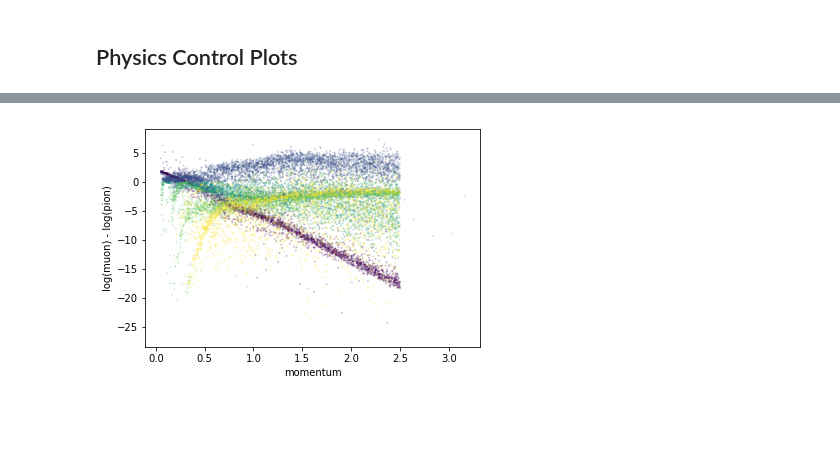
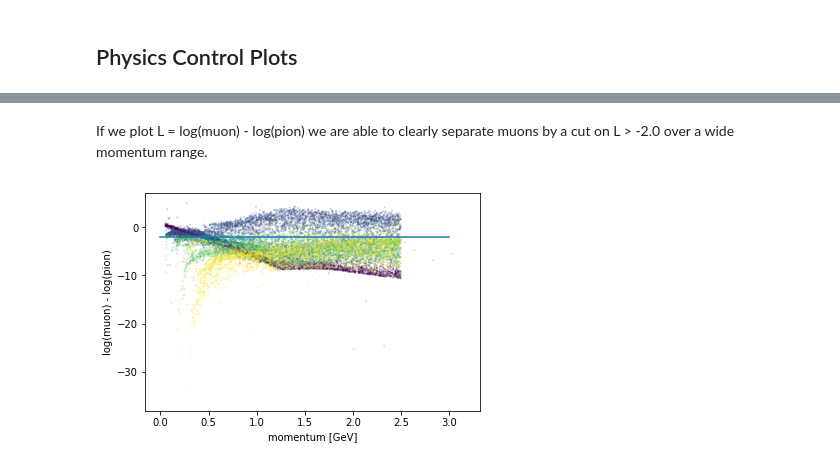
Before and after one commit to marcelkunze/notebooks-ipa, a Jupyter notebook: pid.ipynb, the cells around one changed output, grey strips where cells are left out. Cells and saved outputs as stored; diff of their text form; code cells hidden in the pictures; blank space fills up the shorter version.

```diff
--- a/pid.ipynb
+++ b/pid.ipynb
@@ -299,18 +323,23 @@ plt.show()
 # %%
 el = predictions[:,0]
 mu = predictions[:,1]
-pi = predictions[:,2]
+pi = predictions[:,2] * 5.0
 ka = predictions[:,3]
-pr = predictions[:,4]
+pr = predictions[:,4] * 0.1
 # %%
-lmuon = mu / (el + mu + 5.*pi + ka + 0.1*pr)
-lpion = pi / (el + mu + 5.*pi + ka + 0.1*pr)
-logli = np.log(lmuon) - np.log(lpion)
+lmuon = mu / (el + mu + pi + ka + pr)
+lpion = pi / (el + mu + pi + ka + pr)
+L     = np.log(lmuon) - np.log(lpion)
+# %% [markdown]
+If we plot L = log(muon) - log(pion) we are able to clearly separate muons by a cut on L > -2.0 over a wide momentum range.
 # %%
-plt.scatter(momentum, logli, alpha=0.2,
+plt.scatter(mom, L, alpha=0.2,
             s=1, c=pred_labels, cmap='viridis')
+cut = -2.0
+plt.plot(np.repeat(cut,4))
+plt.Line2D([0.,3.],[-25.,-25.],lw=10,ls='-',c=5)
 plt.ylabel('log(muon) - log(pion)')
-plt.xlabel('momentum')
+plt.xlabel('momentum [GeV]')
 plt.show()
 # %% [output]
-[figure, old version]
+[figure, new version]
```
Also changed, not shown: parts of 21 cells of this notebook.
